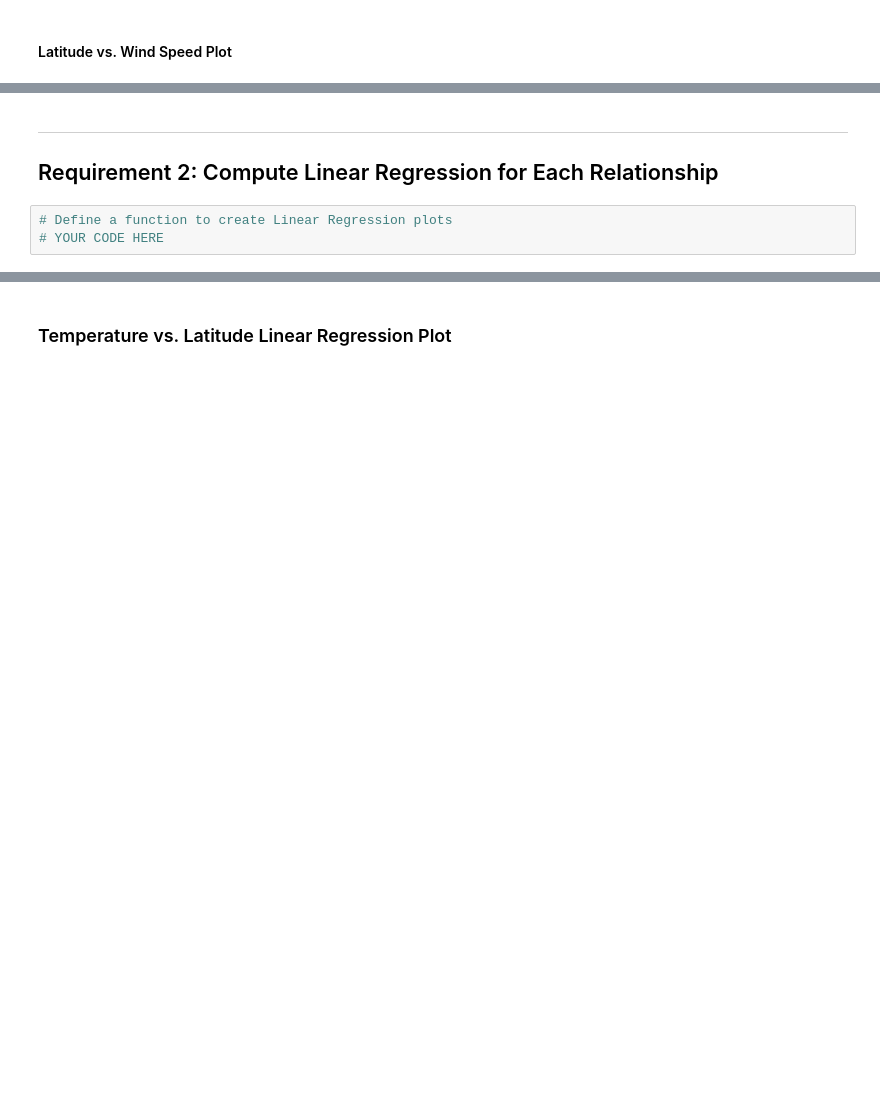
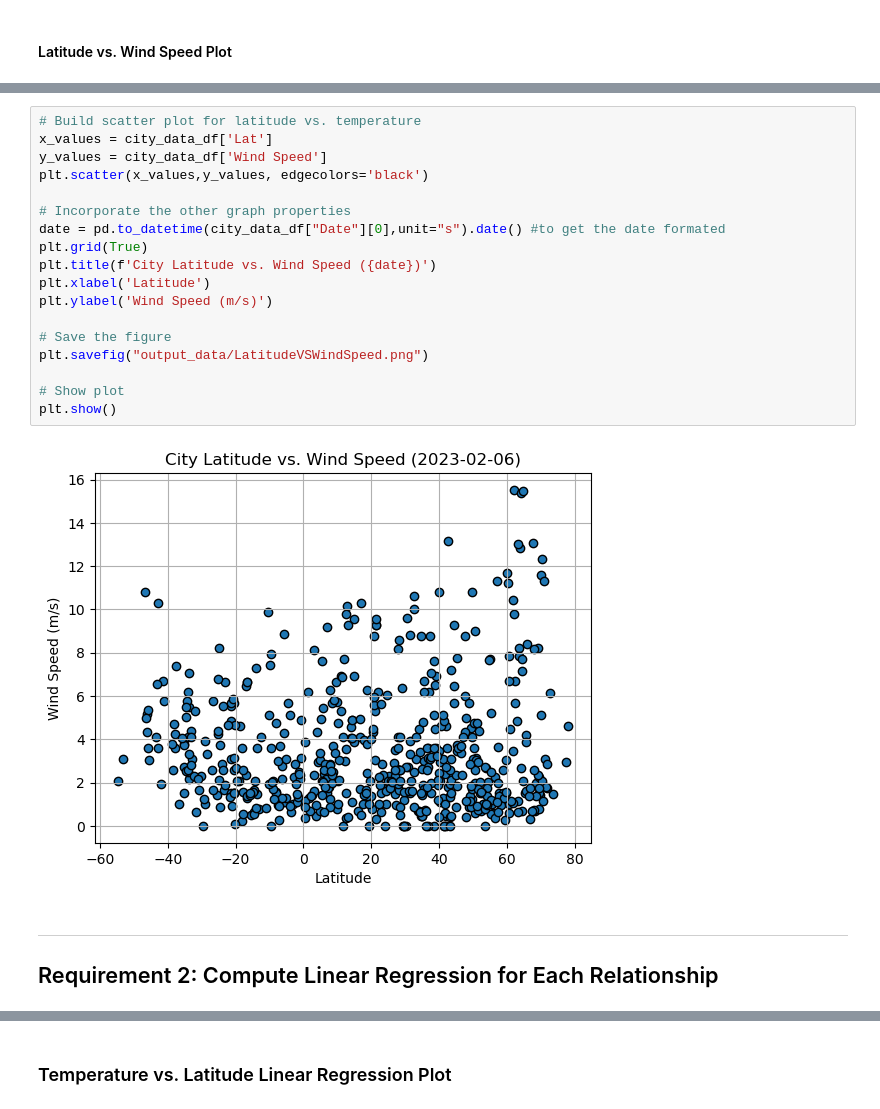
Before and after one commit to candidamg/python-api-challenge, a Jupyter notebook: WeatherPy/WeatherPy.ipynb, the cells around one changed output, grey strips where cells are left out. Cells and saved outputs as stored; diff of their text form; blank space fills up the shorter version.

```diff
--- a/WeatherPy/WeatherPy.ipynb
+++ b/WeatherPy/WeatherPy.ipynb
@@ -202,7 +257,24 @@ plt.show()
+# %%
+# Build scatter plot for latitude vs. temperature
+x_values = city_data_df['Lat']
+y_values = city_data_df['Wind Speed']
+plt.scatter(x_values,y_values, edgecolors='black')
+
+# Incorporate the other graph properties
+date = pd.to_datetime(city_data_df["Date"][0],unit="s").date() #to get the date formated
+plt.grid(True)
+plt.title(f'City Latitude vs. Wind Speed ({date})')
+plt.xlabel('Latitude')
+plt.ylabel('Wind Speed (m/s)')
+
+# Save the figure
+plt.savefig("output_data/LatitudeVSWindSpeed.png")
+
+# Show plot
+plt.show()
+# %% [output]
+[figure, added]
 # %% [markdown]
 ---
 
 ## Requirement 2: Compute Linear Regression for Each Relationship
-# %%
-# Define a function to create Linear Regression plots
-# YOUR CODE HERE
```
Also changed, not shown: parts of 37 cells of this notebook.
